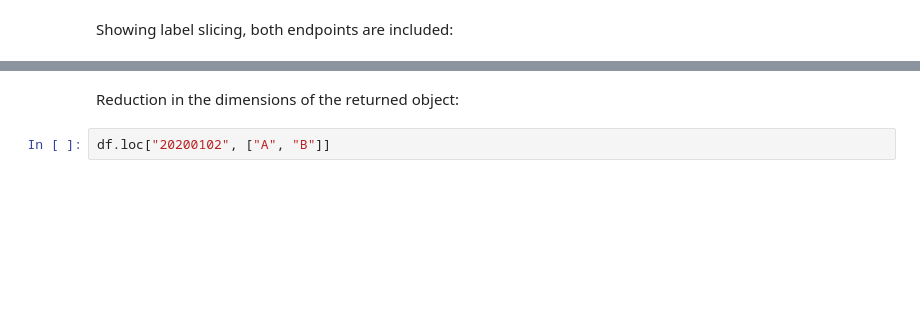
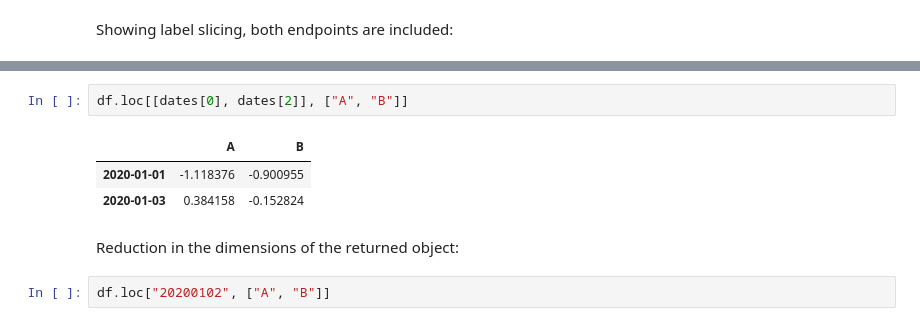
Before and after one commit to fangjin/STAT1129, a Jupyter notebook: Json/Pandas3.ipynb, the cells around one changed output, grey strips where cells are left out. Drawn from its saved outputs; the diff is of its cells as text; blank space fills up the shorter version.

```diff
--- a/Json/Pandas3.ipynb
+++ b/Json/Pandas3.ipynb
@@ -99,3 +99,9 @@ df.loc["20200102":"20200104", ["A", "B"]]
+# %%
+df.loc[[dates[0], dates[2]], ["A", "B"]]
+# %% [output]
+|  | A | B |
+| 2020-01-01 | -1.118376 | -0.900955 |
+| 2020-01-03 | 0.384158 | -0.152824 |
 # %% [markdown]
 Reduction in the dimensions of the returned object:
 # %%
```
Also changed, not shown: parts of 22 cells of this notebook.
